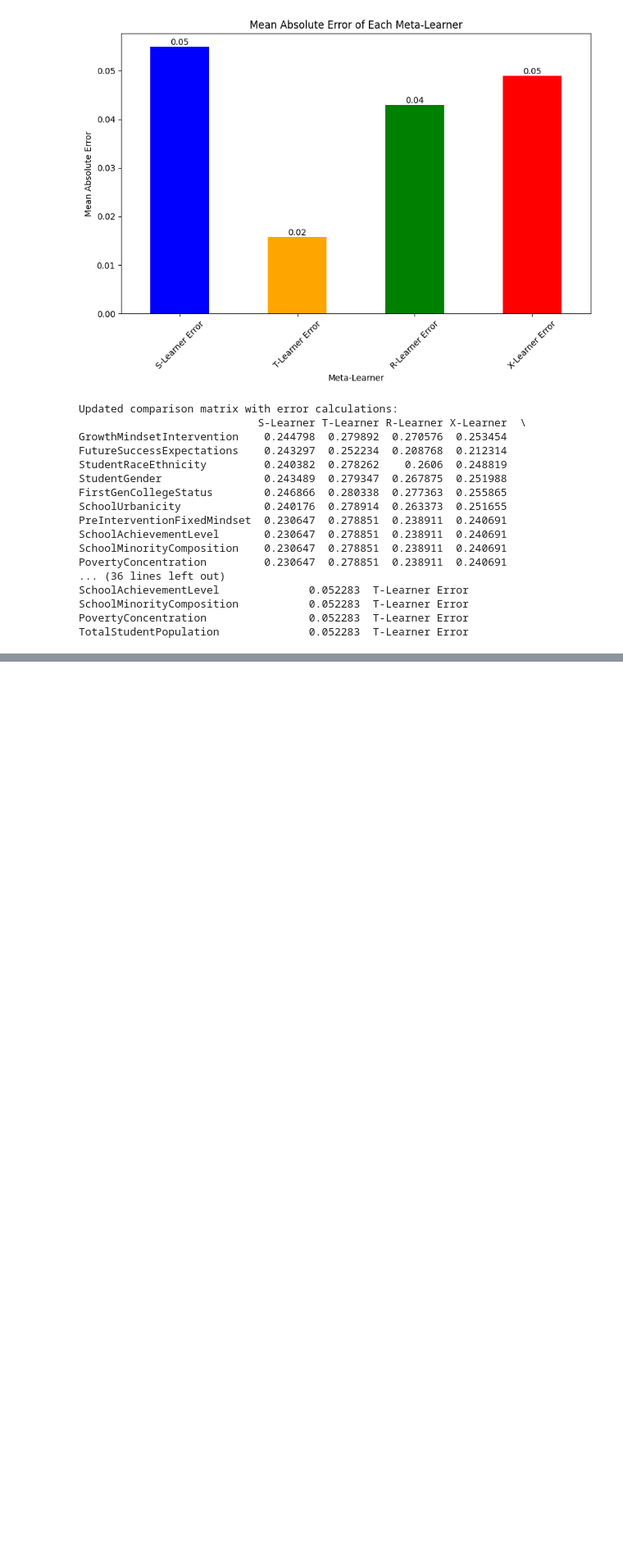
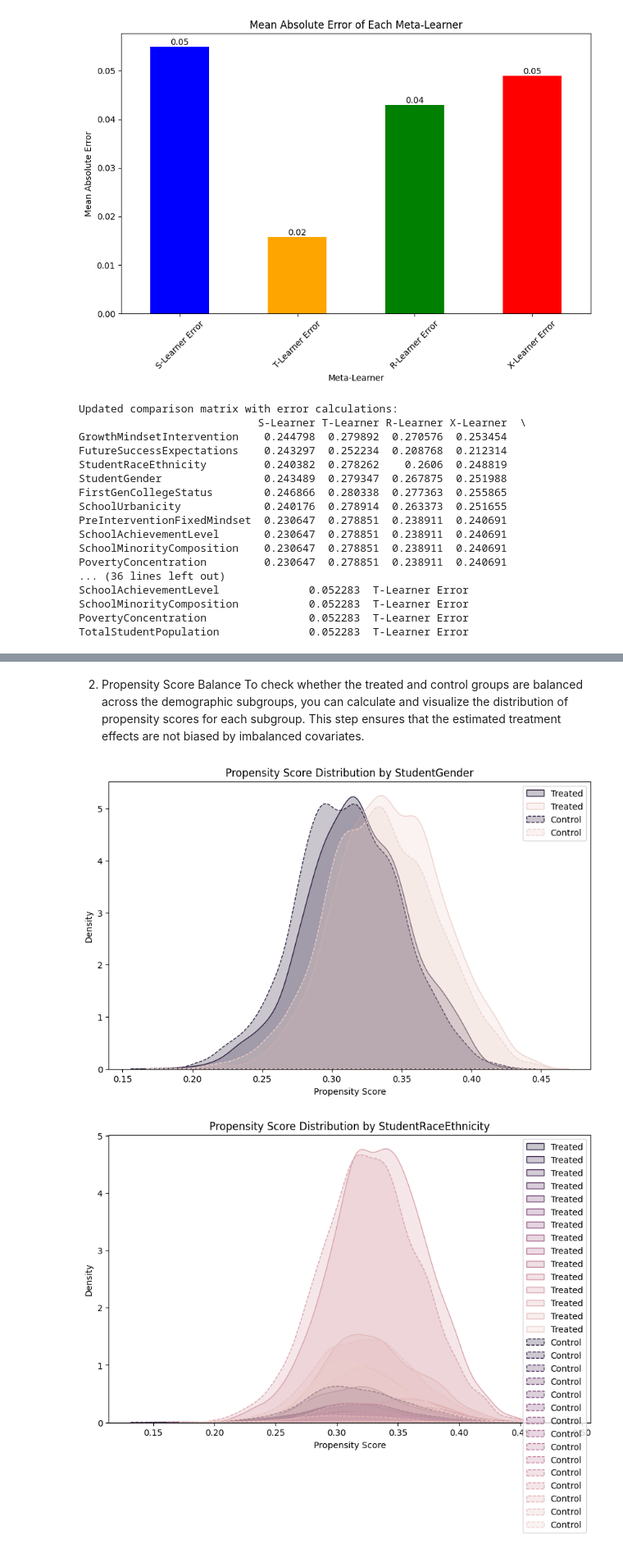
Before and after one commit to lily01awasthi/CATE_Estimation_using_Meta_Learners, a Jupyter notebook: notebooks/Predictions_for_each_meta_learner.ipynb, the cells around one changed output, grey strips where cells are left out. Shown: that part at 82% size. Saved outputs shown, nothing was run; the diff lists cells and outputs as text; code cells hidden in the pictures; blank space fills up the shorter version.

```diff
--- a/notebooks/Predictions_for_each_meta_learner.ipynb
+++ b/notebooks/Predictions_for_each_meta_learner.ipynb
@@ -744,0 +498,42 @@ TotalStudentPopulation              0.052283  T-Learner Error
+# %% [markdown]
+2. Propensity Score Balance
+To check whether the treated and control groups are balanced across the demographic subgroups, you can calculate and visualize the distribution of propensity scores for each subgroup. This step ensures that the estimated treatment effects are not biased by imbalanced covariates.
+# %%
+from sklearn.linear_model import LogisticRegression
+
+# Function to calculate propensity scores
+def calculate_propensity_scores(data, covariates, treatment_col):
+    model = LogisticRegression()
+    model.fit(data[covariates], data[treatment_col])
+    data['propensity_score'] = model.predict_proba(data[covariates])[:, 1]  # Probability of treatment
+    return data
+
+# Calculate propensity scores
+covariates = ['FutureSuccessExpectations', 'StudentRaceEthnicity', 'StudentGender', 'FirstGenCollegeStatus',
+              'SchoolUrbanicity', 'PreInterventionFixedMindset', 'SchoolAchievementLevel',
+              'SchoolMinorityComposition', 'PovertyConcentration', 'TotalStudentPopulation']
+processed_data = calculate_propensity_scores(processed_data, covariates, 'GrowthMindsetIntervention')
+# %%
+def plot_propensity_score_distribution(subgroup_feature):
+    plt.figure(figsize=(10, 6))
+
+    # Plot the density of propensity scores for treated and control groups
+    sns.kdeplot(data=processed_data[processed_data['GrowthMindsetIntervention'] == 1],
+                x='propensity_score', hue=subgroup_feature, fill=True, label='Treated')
+    sns.kdeplot(data=processed_data[processed_data['GrowthMindsetIntervention'] == 0],
+                x='propensity_score', hue=subgroup_feature, fill=True, linestyle='--', label='Control')
+
+    plt.title(f'Propensity Score Distribution by {subgroup_feature}')
+    plt.xlabel('Propensity Score')
+    plt.ylabel('Density')
+    plt.legend(loc='best')
+    plt.show()
+
+# Example for Gender
+plot_propensity_score_distribution('StudentGender')
+
+# Example for Race/Ethnicity
+plot_propensity_score_distribution('StudentRaceEthnicity')
+# %% [output]
+[figure, added]
+[figure, added]
```
Also changed, not shown: parts of 21 cells of this notebook, 21 other files.
